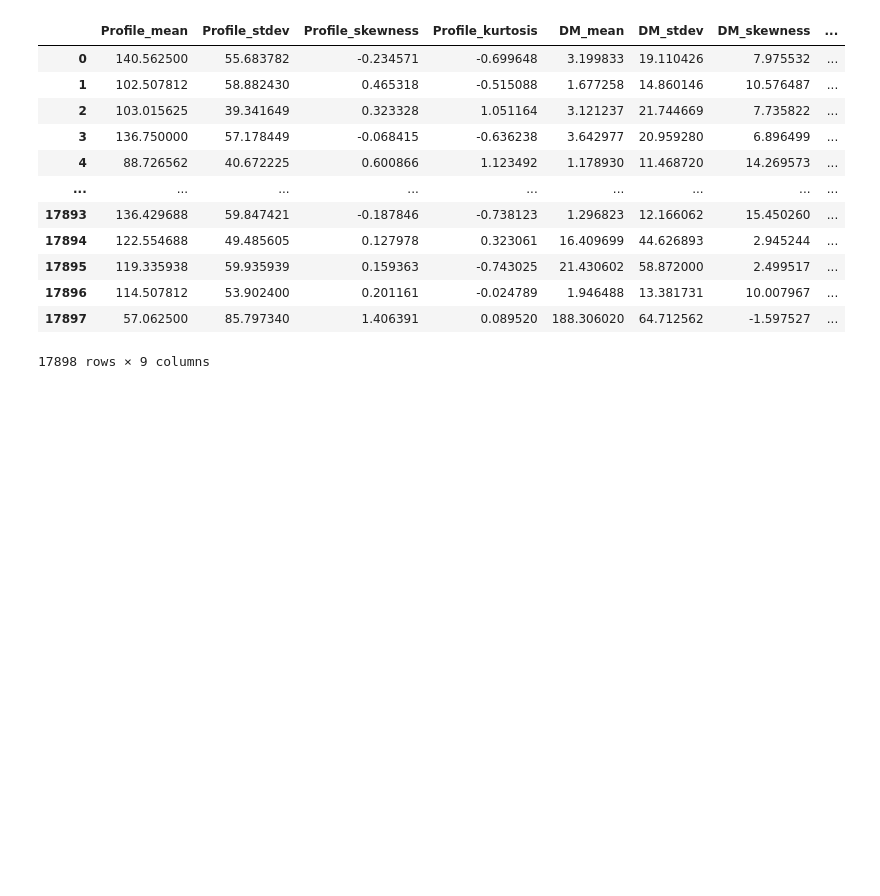
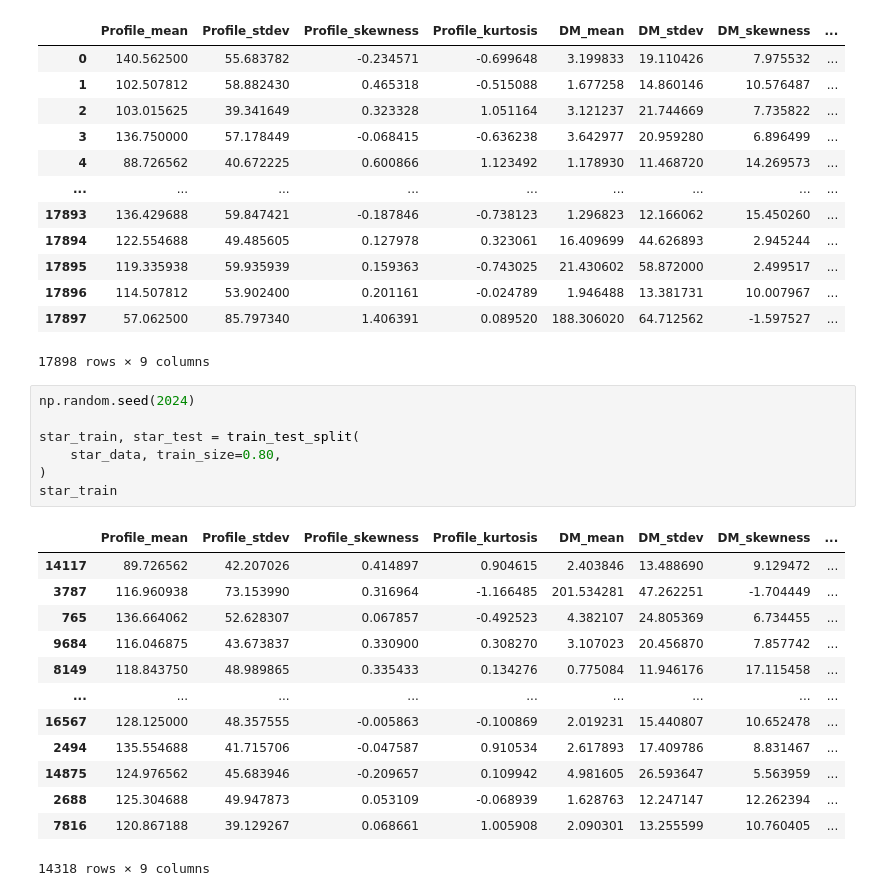
Before and after one commit to KaiyueW/project, a Jupyter notebook: project.ipynb, the cells around one changed output. Drawn from its saved outputs; the diff is of its cells as text; blank space fills up the shorter version.

```diff
--- a/project.ipynb
+++ b/project.ipynb
@@ -49,3 +79,24 @@ star_data
 | 17896 | 114.507812 | 53.902400 | 0.201161 | -0.024789 | 1.946488 | 13.381731 | 10.007967 | ... |
 | 17897 | 57.062500 | 85.797340 | 1.406391 | 0.089520 | 188.306020 | 64.712562 | -1.597527 | ... |
 17898 rows × 9 columns
+# %%
+np.random.seed(2024)
+
+star_train, star_test = train_test_split(
+    star_data, train_size=0.80,
+)
+star_train
+# %% [output]
+|  | Profile_mean | Profile_stdev | Profile_skewness | Profile_kurtosis | DM_mean | DM_stdev | DM_skewness | ... |
+| 14117 | 89.726562 | 42.207026 | 0.414897 | 0.904615 | 2.403846 | 13.488690 | 9.129472 | ... |
+| 3787 | 116.960938 | 73.153990 | 0.316964 | -1.166485 | 201.534281 | 47.262251 | -1.704449 | ... |
+| 765 | 136.664062 | 52.628307 | 0.067857 | -0.492523 | 4.382107 | 24.805369 | 6.734455 | ... |
+| 9684 | 116.046875 | 43.673837 | 0.330900 | 0.308270 | 3.107023 | 20.456870 | 7.857742 | ... |
+| 8149 | 118.843750 | 48.989865 | 0.335433 | 0.134276 | 0.775084 | 11.946176 | 17.115458 | ... |
+| ... | ... | ... | ... | ... | ... | ... | ... | ... |
+| 16567 | 128.125000 | 48.357555 | -0.005863 | -0.100869 | 2.019231 | 15.440807 | 10.652478 | ... |
+| 2494 | 135.554688 | 41.715706 | -0.047587 | 0.910534 | 2.617893 | 17.409786 | 8.831467 | ... |
+| 14875 | 124.976562 | 45.683946 | -0.209657 | 0.109942 | 4.981605 | 26.593647 | 5.563959 | ... |
+| 2688 | 125.304688 | 49.947873 | 0.053109 | -0.068939 | 1.628763 | 12.247147 | 12.262394 | ... |
+| 7816 | 120.867188 | 39.129267 | 0.068661 | 1.005908 | 2.090301 | 13.255599 | 10.760405 | ... |
+14318 rows × 9 columns
```
Also changed, not shown: parts of 8 cells of this notebook.
